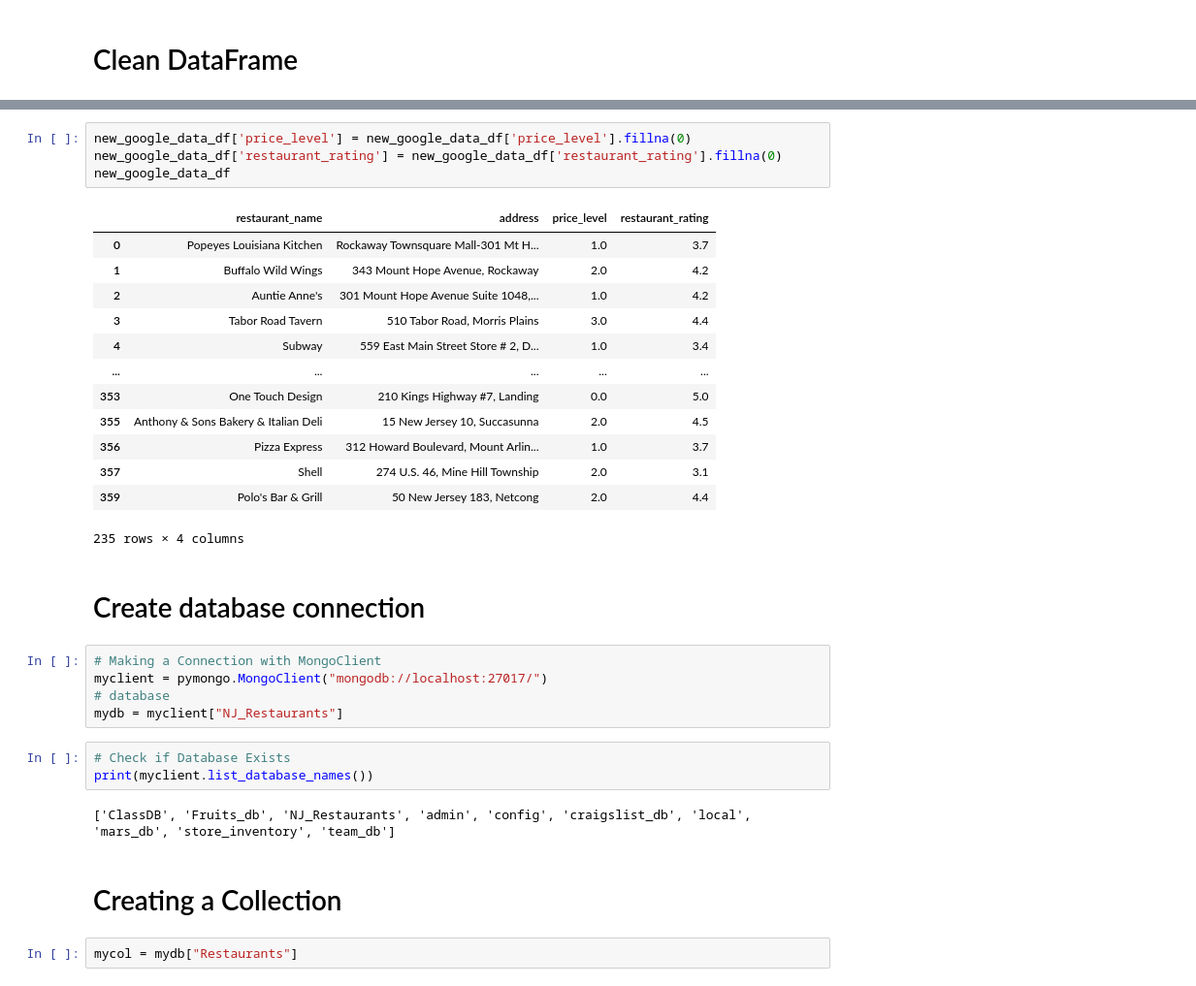
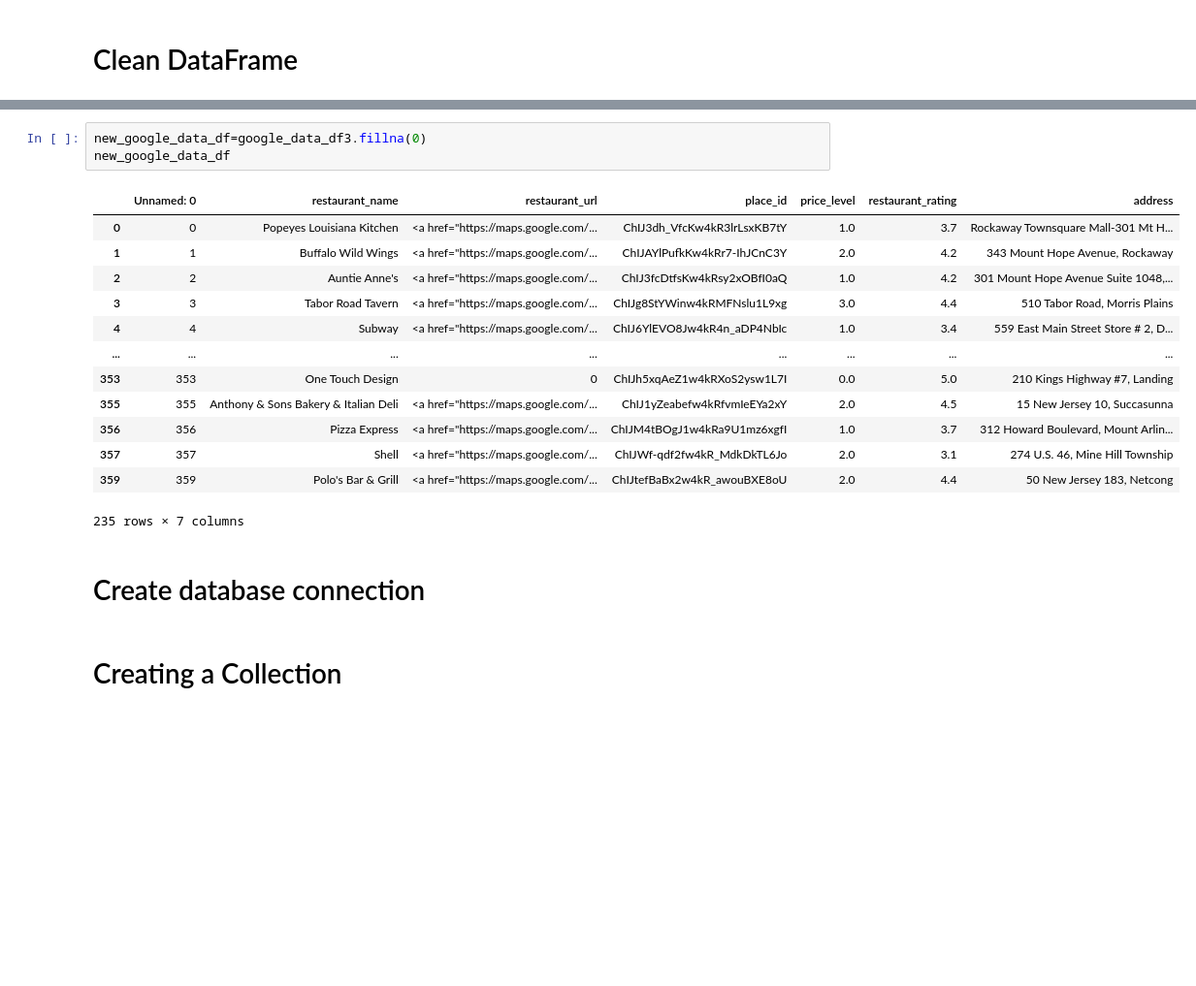
Before and after one commit to deliahellander/ETL-Project, a Jupyter notebook: Transformation/Transformation.ipynb, the cells around one changed output, grey strips where cells are left out. Shown: that part at 97% size. Cells and saved outputs as stored; diff of their text form; blank space fills up the shorter version.

```diff
--- a/Transformation/Transformation.ipynb
+++ b/Transformation/Transformation.ipynb
@@ -339,37 +306,24 @@ new_google_data_df["restaurant_rating"].value_counts()
 2.9     1
 3.3     1
 Name: restaurant_rating, dtype: int64
-# %%
-new_google_data_df['price_level'] = new_google_data_df['price_level'].fillna(0)
-new_google_data_df['restaurant_rating'] = new_google_data_df['restaurant_rating'].fillna(0)
-new_google_data_df
-# %% [output]
-|  | restaurant_name | address | price_level | restaurant_rating |
-| 0 | Popeyes Louisiana Kitchen | Rockaway Townsquare Mall-301 Mt H... | 1.0 | 3.7 |
-| 1 | Buffalo Wild Wings | 343 Mount Hope Avenue, Rockaway | 2.0 | 4.2 |
-| 2 | Auntie Anne's | 301 Mount Hope Avenue Suite 1048,... | 1.0 | 4.2 |
-| 3 | Tabor Road Tavern | 510 Tabor Road, Morris Plains | 3.0 | 4.4 |
-| 4 | Subway | 559 East Main Street Store # 2, D... | 1.0 | 3.4 |
-| ... | ... | ... | ... | ... |
-| 353 | One Touch Design | 210 Kings Highway #7, Landing | 0.0 | 5.0 |
-| 355 | Anthony & Sons Bakery & Italian Deli | 15 New Jersey 10, Succasunna | 2.0 | 4.5 |
-| 356 | Pizza Express | 312 Howard Boulevard, Mount Arlin... | 1.0 | 3.7 |
-| 357 | Shell | 274 U.S. 46, Mine Hill Township | 2.0 | 3.1 |
-| 359 | Polo's Bar & Grill | 50 New Jersey 183, Netcong | 2.0 | 4.4 |
-235 rows × 4 columns
+# %%
+new_google_data_df=google_data_df3.fillna(0)
+new_google_data_df
+# %% [output]
+|  | Unnamed: 0 | restaurant_name | restaurant_url | place_id | price_level | restaurant_rating | address |
+| 0 | 0 | Popeyes Louisiana Kitchen | <a href="https://maps.google.com/... | ChIJ3dh_VfcKw4kR3lrLsxKB7tY | 1.0 | 3.7 | Rockaway Townsquare Mall-301 Mt H... |
+| 1 | 1 | Buffalo Wild Wings | <a href="https://maps.google.com/... | ChIJAYlPufkKw4kRr7-IhJCnC3Y | 2.0 | 4.2 | 343 Mount Hope Avenue, Rockaway |
+| 2 | 2 | Auntie Anne's | <a href="https://maps.google.com/... | ChIJ3fcDtfsKw4kRsy2xOBfI0aQ | 1.0 | 4.2 | 301 Mount Hope Avenue Suite 1048,... |
+| 3 | 3 | Tabor Road Tavern | <a href="https://maps.google.com/... | ChIJg8StYWinw4kRMFNslu1L9xg | 3.0 | 4.4 | 510 Tabor Road, Morris Plains |
+| 4 | 4 | Subway | <a href="https://maps.google.com/... | ChIJ6YlEVO8Jw4kR4n_aDP4NbIc | 1.0 | 3.4 | 559 East Main Street Store # 2, D... |
+| ... | ... | ... | ... | ... | ... | ... | ... |
+| 353 | 353 | One Touch Design | 0 | ChIJh5xqAeZ1w4kRXoS2ysw1L7I | 0.0 | 5.0 | 210 Kings Highway #7, Landing |
+| 355 | 355 | Anthony & Sons Bakery & Italian Deli | <a href="https://maps.google.com/... | ChIJ1yZeabefw4kRfvmIeEYa2xY | 2.0 | 4.5 | 15 New Jersey 10, Succasunna |
+| 356 | 356 | Pizza Express | <a href="https://maps.google.com/... | ChIJM4tBOgJ1w4kRa9U1mz6xgfI | 1.0 | 3.7 | 312 Howard Boulevard, Mount Arlin... |
+| 357 | 357 | Shell | <a href="https://maps.google.com/... | ChIJWf-qdf2fw4kR_MdkDkTL6Jo | 2.0 | 3.1 | 274 U.S. 46, Mine Hill Township |
+| 359 | 359 | Polo's Bar & Grill | <a href="https://maps.google.com/... | ChIJtefBaBx2w4kR_awouBXE8oU | 2.0 | 4.4 | 50 New Jersey 183, Netcong |
+235 rows × 7 columns
 # %% [markdown]
 # Create database connection
-# %%
-# Making a Connection with MongoClient
-myclient = pymongo.MongoClient("mongodb://localhost:27017/")
-# database
-mydb = myclient["NJ_Restaurants"]
-# %%
-# Check if Database Exists
-print(myclient.list_database_names())
-# %% [output]
-['ClassDB', 'Fruits_db', 'NJ_Restaurants', 'admin', 'config', 'craigslist_db', 'local', 'mars_db', 'store_inventory', 'team_db']
 # %% [markdown]
 # Creating a Collection
-# %%
-mycol = mydb["Restaurants"]
```
Also changed, not shown: parts of 11 cells of this notebook.
